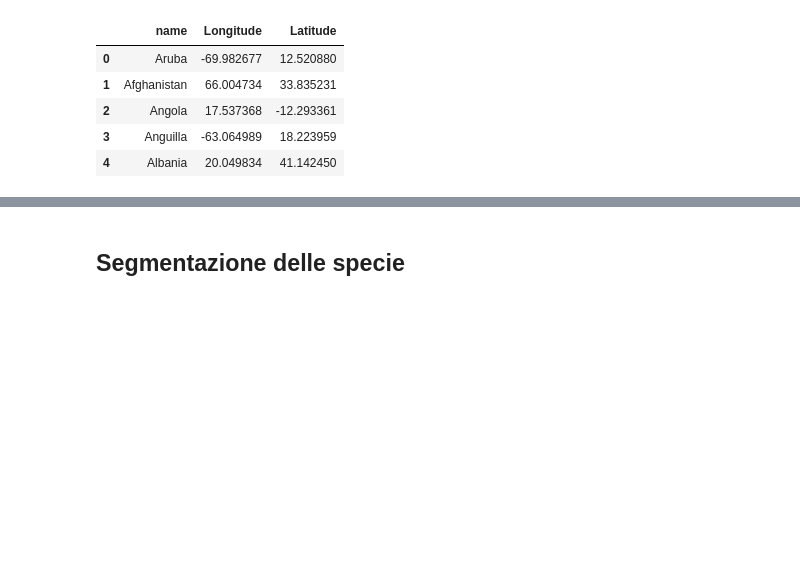
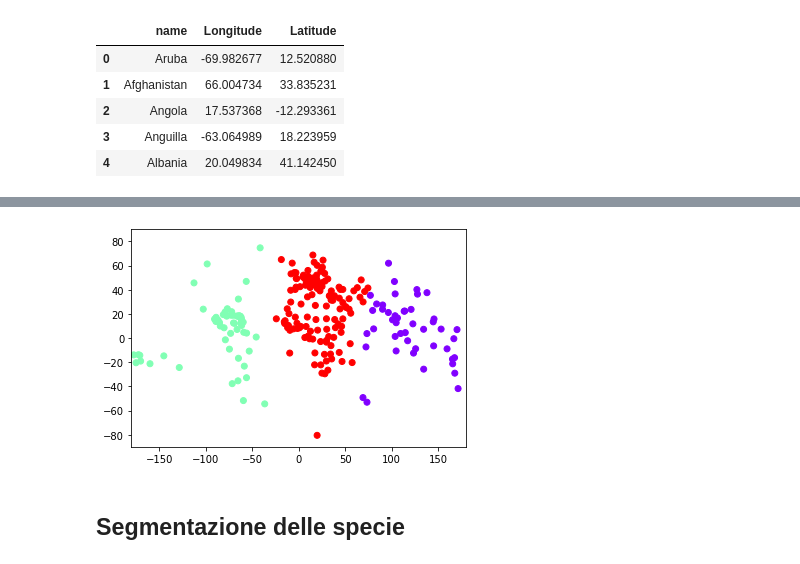
Before and after one commit to soldanoale/DataScience-HEP, a Jupyter notebook: Lezioni/Lezione 5.B - Esercizi.ipynb, the cells around one changed output, grey strips where cells are left out. Drawn from its saved outputs; the diff is of its cells as text; code cells hidden in the pictures; blank space fills up the shorter version.

```diff
--- a/Lezioni/Lezione 5.B - Esercizi.ipynb
+++ b/Lezioni/Lezione 5.B - Esercizi.ipynb
@@ -27,3 +51,17 @@ data.head()
+# %%
+from sklearn.cluster import KMeans
+
+model = KMeans(3)
+model.fit(data[['Longitude', 'Latitude']])
+
+clusters = model.predict(data[['Longitude', 'Latitude']])
+
+plt.scatter(data['Longitude'], data['Latitude'], c=clusters, cmap='rainbow')
+plt.xlim(-180, 180)
+plt.ylim(-90, 90)
+plt.show()
+# %% [output]
+[figure, added]
 # %% [markdown]
 <a id='section2'></a>
 ## Segmentazione delle specie
```
Also changed, not shown: parts of 5 cells of this notebook, 1 other file.
